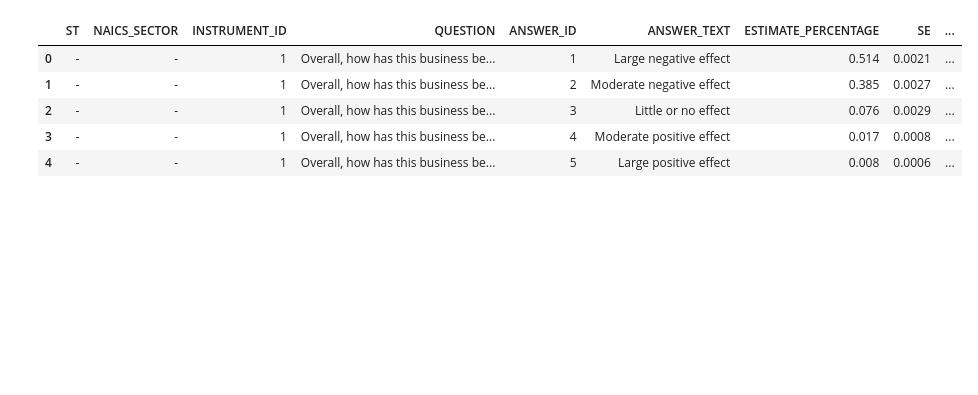
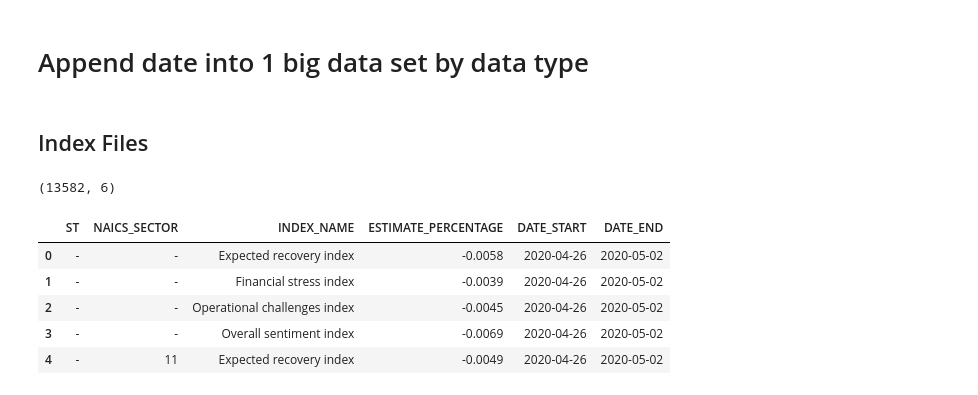
Before and after one commit to elizabethyoo/team_9, a Jupyter notebook: Complie_sbp.ipynb, the cells around one changed output. Cells and saved outputs as stored; diff of their text form; code cells hidden in the pictures; blank space fills up the shorter version.

```diff
--- a/Complie_sbp.ipynb
+++ b/Complie_sbp.ipynb
@@ -40,5 +26,0 @@ date_start_end = period_str.split('_')
-# %%
-date_start = pd.to_datetime(date_start_end[0], format= '%d%b%y')
-date_end = pd.to_datetime(date_start_end[1], format= '%d%b%y')
-# %%
-df = pd.read_excel(st_sector_files[0],  converters={'ESTIMATE_PERCENTAGE':p2f, 'SE':p2f}).assign(DATE_START=date_start).assign(DATE_END= date_end)
@@ -44,0 +65,18 @@ df = pd.read_excel(st_sector_files[0],  converters={'ESTIMATE_PERCENTAGE':p2f, '
+# %%
+def p2f(x):
+    return float(x.strip('%'))/100
+
+def add_date_period_to_df(files_name):
+  # Getting file name --getting date range of the data
+
+  regex = r'\d+[A-Z][a-z]+\d+_\d+[A-Z][a-z]+\d+'
+  period_str = re.search(regex, files_name.split('/')[-1])[0]
+  date_period = period_str.split('_')
+
+
+  date_start = pd.to_datetime(date_period[0], format= '%d%b%y')
+  date_end = pd.to_datetime(date_period[1], format= '%d%b%y')
+
+  # the data that was in percentage got turn into fraction
+  df = pd.read_excel(files_name,  converters={'ESTIMATE_PERCENTAGE':p2f, 'SE':p2f}).assign(DATE_START=date_start).assign(DATE_END=date_end)
+  return df
@@ -45,9 +93,25 @@ df = pd.read_excel(st_sector_files[0],  converters={'ESTIMATE_PERCENTAGE':p2f, '
+# %% [markdown]
+# Append date into 1 big data set by data type
+# %% [markdown]
+## Index Files
+# %%
+# append data into 1 big date set
+df_index_all = pd.DataFrame()
+
+# loop thru all files in the list and concat them into one df
+for file in indexes_files:
+  df_index = add_date_period_to_df(file)
+  df_index_all =pd.concat([df_index_all, df_index])
+# %%
+df_index_all.shape
+# %% [output]
+(13582, 6)
 # %%
-df.head()
+df_index_all.head()
 # %% [output]
-|  | ST | NAICS_SECTOR | INSTRUMENT_ID | QUESTION | ANSWER_ID | ANSWER_TEXT | ESTIMATE_PERCENTAGE | SE | ... |
-| 0 | - | - | 1 | Overall, how has this business be... | 1 | Large negative effect | 0.514 | 0.0021 | ... |
-| 1 | - | - | 1 | Overall, how has this business be... | 2 | Moderate negative effect | 0.385 | 0.0027 | ... |
-| 2 | - | - | 1 | Overall, how has this business be... | 3 | Little or no effect | 0.076 | 0.0029 | ... |
-| 3 | - | - | 1 | Overall, how has this business be... | 4 | Moderate positive effect | 0.017 | 0.0008 | ... |
-| 4 | - | - | 1 | Overall, how has this business be... | 5 | Large positive effect | 0.008 | 0.0006 | ... |
+|  | ST | NAICS_SECTOR | INDEX_NAME | ESTIMATE_PERCENTAGE | DATE_START | DATE_END |
+| 0 | - | - | Expected recovery index | -0.0058 | 2020-04-26 | 2020-05-02 |
+| 1 | - | - | Financial stress index | -0.0039 | 2020-04-26 | 2020-05-02 |
+| 2 | - | - | Operational challenges index | -0.0045 | 2020-04-26 | 2020-05-02 |
+| 3 | - | - | Overall sentiment index | -0.0069 | 2020-04-26 | 2020-05-02 |
+| 4 | - | 11 | Expected recovery index | -0.0049 | 2020-04-26 | 2020-05-02 |
```
Also changed, not shown: parts of 22 cells of this notebook.
